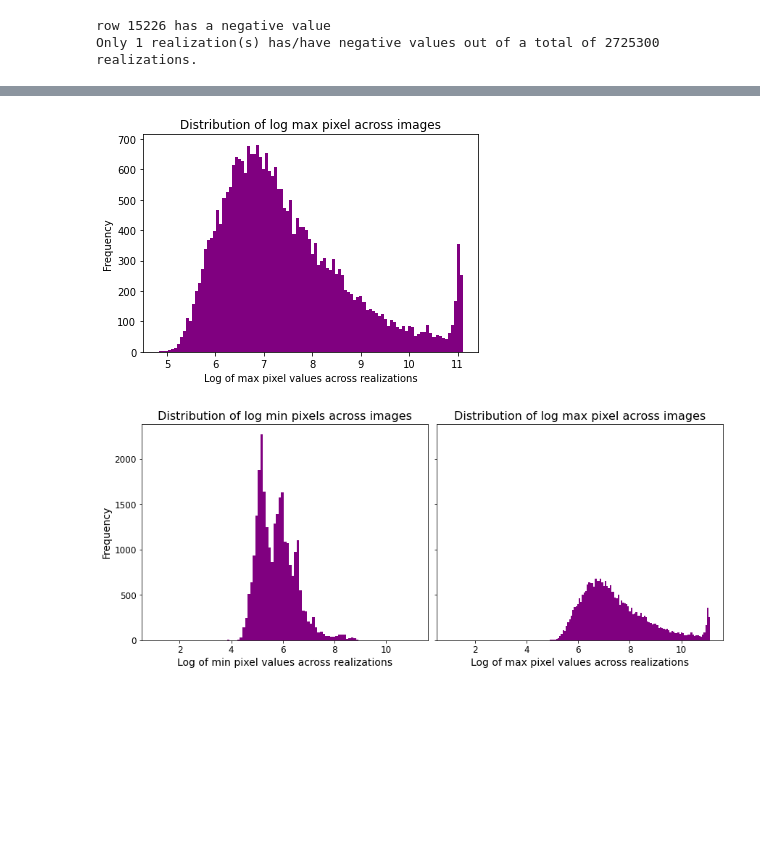
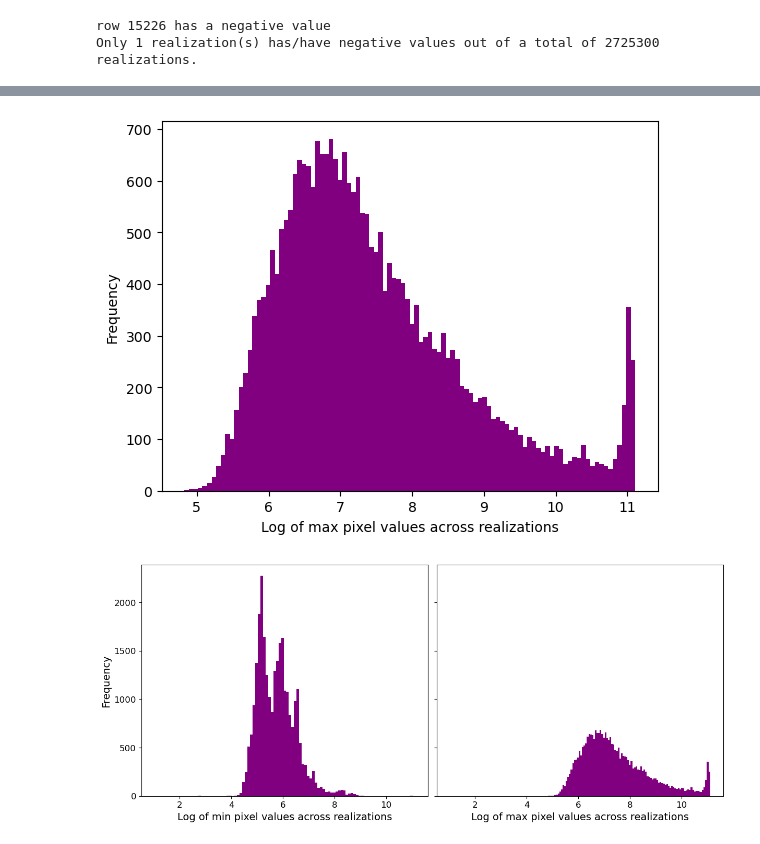
Before and after one commit to cae0027/Stellar-Blends, a Jupyter notebook: ce/eda/data_exploration.ipynb, the cells around one changed output, grey strips where cells are left out. Drawn from its saved outputs; the diff is of its cells as text; code cells hidden in the pictures; blank space fills up the shorter version.

```diff
--- a/ce/eda/data_exploration.ipynb
+++ b/ce/eda/data_exploration.ipynb
@@ -176,16 +176,16 @@ plt.show()
 # %%
 # distribution of min pixels across the images
 plt.hist(np.log(max_data), bins=100, color='purple')
 # plt.hist(max_data)
 plt.xlabel('Log of max pixel values across realizations')
 plt.ylabel('Frequency')
 # plt.ylim([0,200])
-plt.title('Distribution of log max pixel across images')
+# plt.title('Distribution of log max pixel across images')
 # save plot with high resolution
 plt.savefig('./Images/max_pixel_values.png', dpi=500)
 plt.show()
 # %% [output]
-[figure, old version]
+[figure, new version]
 # %%
 # plot the min and max distros in a row
 fig, axes = plt.subplots(nrows=1, ncols=2, sharex=True, sharey=True, constrained_layout=True, figsize=(12, 5))
@@ -195,8 +195,8 @@ axes[0].set_xlabel('Log of min pixel values across realizations')
 axes[1].set_xlabel('Log of max pixel values across realizations')
 axes[0].set_ylabel('Frequency')
 # axes[1].set_ylabel('Frequency')
-axes[0].set_title('Distribution of log min pixels across images')
-axes[1].set_title('Distribution of log max pixel across images')
+# axes[0].set_title('Distribution of log min pixels across images')
+# axes[1].set_title('Distribution of log max pixel across images')
 # set fontsize for all labels
 for ax in axes.flatten():
     ax.tick_params(labelsize=12)
@@ -211,4 +211,4 @@ for ax in axes:
 plt.savefig('./Images/log_min_max_pixel_values.png', dpi=500)
 plt.show()
 # %% [output]
-[figure, old version]
+[figure, new version]
```
Also changed, not shown: parts of 1 cell of this notebook, 9 other files.
